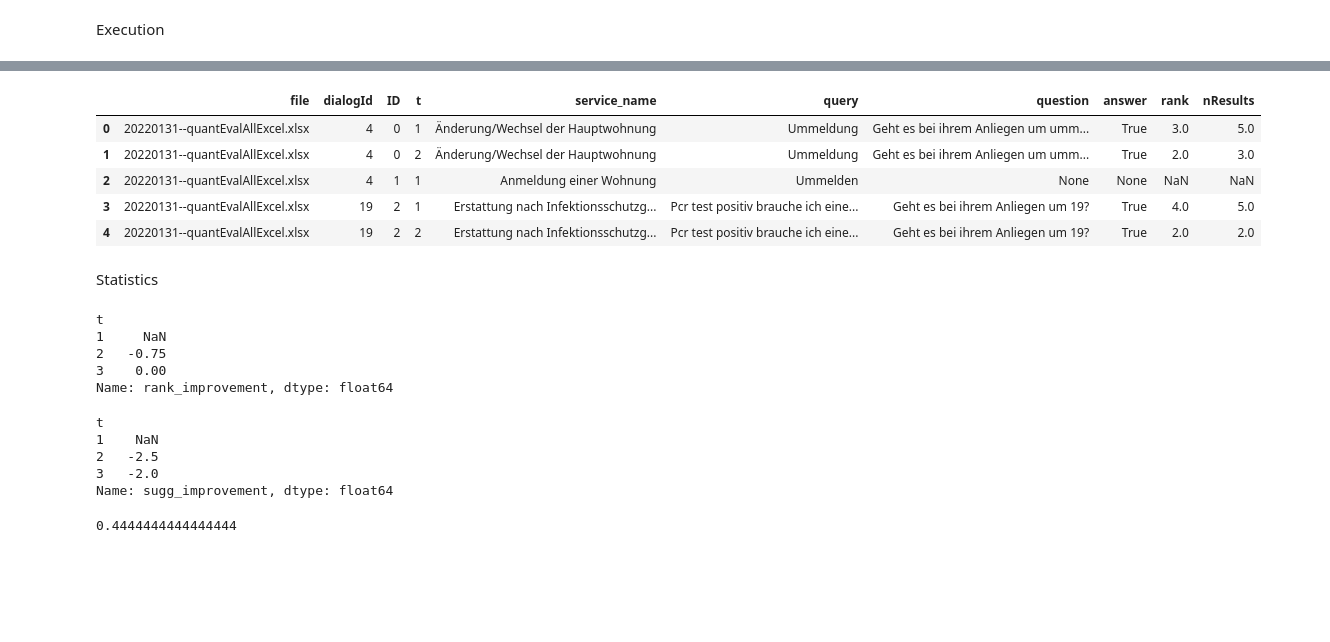
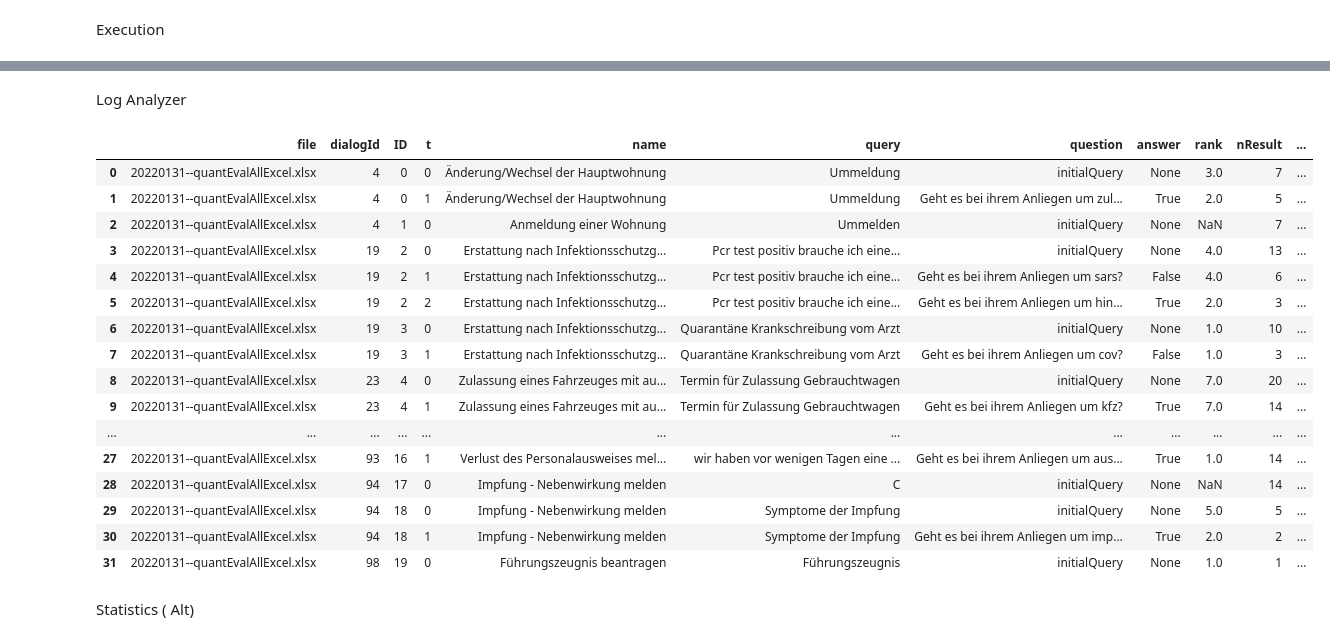
Before and after one commit to moritzwassmer/PJDS_chatbot, a Jupyter notebook: CodingDirectory/Clustering/evaluation.ipynb, the cells around one changed output, grey strips where cells are left out. Drawn from its saved outputs; the diff is of its cells as text; code cells hidden in the pictures; blank space fills up the shorter version.

Commit message:
evaluation for keyword clustering adapted to work for log_analyzer

```diff
--- a/CodingDirectory/Clustering/evaluation.ipynb
+++ b/CodingDirectory/Clustering/evaluation.ipynb
@@ -56,9 +62,12 @@ def findCorrectAnswer(chatbot,targetService):
         return False
 
 def getRank(chatbot, targetService):
-    temp = chatbot.df#.reset_index()
-    rank = temp.index[temp["id"]==str(targetService)].values[0]
-    return rank
+    temp = chatbot.df.reset_index()
+    try:
+        rank = temp.index[temp["id"]==str(targetService)].values[0]
+    except IndexError as e:
+        return float("NaN")
+    return rank + 1
 # %% [markdown]
 Logging
 # %%
@@ -155,12 +165,5 @@ for (ID, row) in eval.iterrows():
 # %%
-log_df = pd.DataFrame(lg.liste, columns=["file","dialogId", "ID","t", "service_name", "query", "question", "answer", "rank", "nResults"])
-log_df["rank"] = log_df["rank"]+1
-log_df["t"] = log_df["t"] +1
-log_df.head()
+log_df = pd.DataFrame(lg.liste, columns=["file","dialogId", "ID","t", "name", "query", "question", "answer", "rank", "nResult"])
+#log_df.head(20)
-# %% [output]
-|  | file | dialogId | ID | t | service_name | query | question | answer | rank | nResults |
-| 0 | 20220131--quantEvalAllExcel.xlsx | 4 | 0 | 1 | Änderung/Wechsel der Hauptwohnung | Ummeldung | Geht es bei ihrem Anliegen um umm... | True | 3.0 | 5.0 |
-| 1 | 20220131--quantEvalAllExcel.xlsx | 4 | 0 | 2 | Änderung/Wechsel der Hauptwohnung | Ummeldung | Geht es bei ihrem Anliegen um umm... | True | 2.0 | 3.0 |
-| 2 | 20220131--quantEvalAllExcel.xlsx | 4 | 1 | 1 | Anmeldung einer Wohnung | Ummelden | None | None | NaN | NaN |
-| 3 | 20220131--quantEvalAllExcel.xlsx | 19 | 2 | 1 | Erstattung nach Infektionsschutzg... | Pcr test positiv brauche ich eine... | Geht es bei ihrem Anliegen um 19? | True | 4.0 | 5.0 |
-| 4 | 20220131--quantEvalAllExcel.xlsx | 19 | 2 | 2 | Erstattung nach Infektionsschutzg... | Pcr test positiv brauche ich eine... | Geht es bei ihrem Anliegen um 19? | True | 2.0 | 2.0 |
+# %% [markdown]
+Log Analyzer
@@ -167,31 +175,37 @@ log_df.head()
+# %%
+log_df
+# %% [output]
+|  | file | dialogId | ID | t | name | query | question | answer | rank | nResult | ... |
+| 0 | 20220131--quantEvalAllExcel.xlsx | 4 | 0 | 0 | Änderung/Wechsel der Hauptwohnung | Ummeldung | initialQuery | None | 3.0 | 7 | ... |
+| 1 | 20220131--quantEvalAllExcel.xlsx | 4 | 0 | 1 | Änderung/Wechsel der Hauptwohnung | Ummeldung | Geht es bei ihrem Anliegen um zul... | True | 2.0 | 5 | ... |
+| 2 | 20220131--quantEvalAllExcel.xlsx | 4 | 1 | 0 | Anmeldung einer Wohnung | Ummelden | initialQuery | None | NaN | 7 | ... |
+| 3 | 20220131--quantEvalAllExcel.xlsx | 19 | 2 | 0 | Erstattung nach Infektionsschutzg... | Pcr test positiv brauche ich eine... | initialQuery | None | 4.0 | 13 | ... |
+| 4 | 20220131--quantEvalAllExcel.xlsx | 19 | 2 | 1 | Erstattung nach Infektionsschutzg... | Pcr test positiv brauche ich eine... | Geht es bei ihrem Anliegen um sars? | False | 4.0 | 6 | ... |
+| 5 | 20220131--quantEvalAllExcel.xlsx | 19 | 2 | 2 | Erstattung nach Infektionsschutzg... | Pcr test positiv brauche ich eine... | Geht es bei ihrem Anliegen um hin... | True | 2.0 | 3 | ... |
+| 6 | 20220131--quantEvalAllExcel.xlsx | 19 | 3 | 0 | Erstattung nach Infektionsschutzg... | Quarantäne Krankschreibung vom Arzt | initialQuery | None | 1.0 | 10 | ... |
+| 7 | 20220131--quantEvalAllExcel.xlsx | 19 | 3 | 1 | Erstattung nach Infektionsschutzg... | Quarantäne Krankschreibung vom Arzt | Geht es bei ihrem Anliegen um cov? | False | 1.0 | 3 | ... |
+| 8 | 20220131--quantEvalAllExcel.xlsx | 23 | 4 | 0 | Zulassung eines Fahrzeuges mit au... | Termin für Zulassung Gebrauchtwagen | initialQuery | None | 7.0 | 20 | ... |
+| 9 | 20220131--quantEvalAllExcel.xlsx | 23 | 4 | 1 | Zulassung eines Fahrzeuges mit au... | Termin für Zulassung Gebrauchtwagen | Geht es bei ihrem Anliegen um kfz? | True | 7.0 | 14 | ... |
+| ... | ... | ... | ... | ... | ... | ... | ... | ... | ... | ... | ... |
+| 27 | 20220131--quantEvalAllExcel.xlsx | 93 | 16 | 1 | Verlust des Personalausweises mel... | wir haben vor wenigen Tagen eine ... | Geht es bei ihrem Anliegen um aus... | True | 1.0 | 14 | ... |
+| 28 | 20220131--quantEvalAllExcel.xlsx | 94 | 17 | 0 | Impfung - Nebenwirkung melden | C | initialQuery | None | NaN | 14 | ... |
+| 29 | 20220131--quantEvalAllExcel.xlsx | 94 | 18 | 0 | Impfung - Nebenwirkung melden | Symptome der Impfung | initialQuery | None | 5.0 | 5 | ... |
+| 30 | 20220131--quantEvalAllExcel.xlsx | 94 | 18 | 1 | Impfung - Nebenwirkung melden | Symptome der Impfung | Geht es bei ihrem Anliegen um imp... | True | 2.0 | 2 | ... |
+| 31 | 20220131--quantEvalAllExcel.xlsx | 98 | 19 | 0 | Führungszeugnis beantragen | Führungszeugnis | initialQuery | None | 1.0 | 1 | ... |
 # %% [markdown]
-Statistics
+Statistics ( Alt)
 # %%
 # avg Rank Improvement in turn t
-log_df["rank_improvement"] = log_df.groupby(["ID"])["rank"].diff()
-log_df.groupby(["t"])["rank_improvement"].mean()
+log_df["delta_Rank"] = log_df.groupby(["ID"])["rank"].diff()
+#log_df.groupby(["t"])["rank_improvement"].mean()
-# %% [output]
-t
-1     NaN
-2   -0.75
-3    0.00
-Name: rank_improvement, dtype: float64
 # %%
 # avg nSuggestions Improvement in turn t
-log_df["sugg_improvement"] = log_df.groupby(["ID"])["nResults"].diff()
-log_df.groupby(["t"])["sugg_improvement"].mean()
+log_df["delta_nResults"] = log_df.groupby(["ID"])["nResults"].diff()
+#log_df.groupby(["t"])["sugg_improvement"].mean()
-# %% [output]
-t
-1    NaN
-2   -2.5
-3   -2.0
-Name: sugg_improvement, dtype: float64
 # %%
 # MRR ohne cluster refinement
-df = log_df.loc[log_df["t"] == 1]
-MRR_ohne = 1/(df["rank"].mean())
-MRR_ohne
+#df = log_df.loc[log_df["t"] == 1]
+#MRR_ohne = 1/(df["rank"].mean())
+#MRR_ohne
-# %% [output]
-0.4444444444444444
 # %%
 # MRR mit cluster refinement
```
Also changed, not shown: parts of 10 cells of this notebook, 1 other file.
